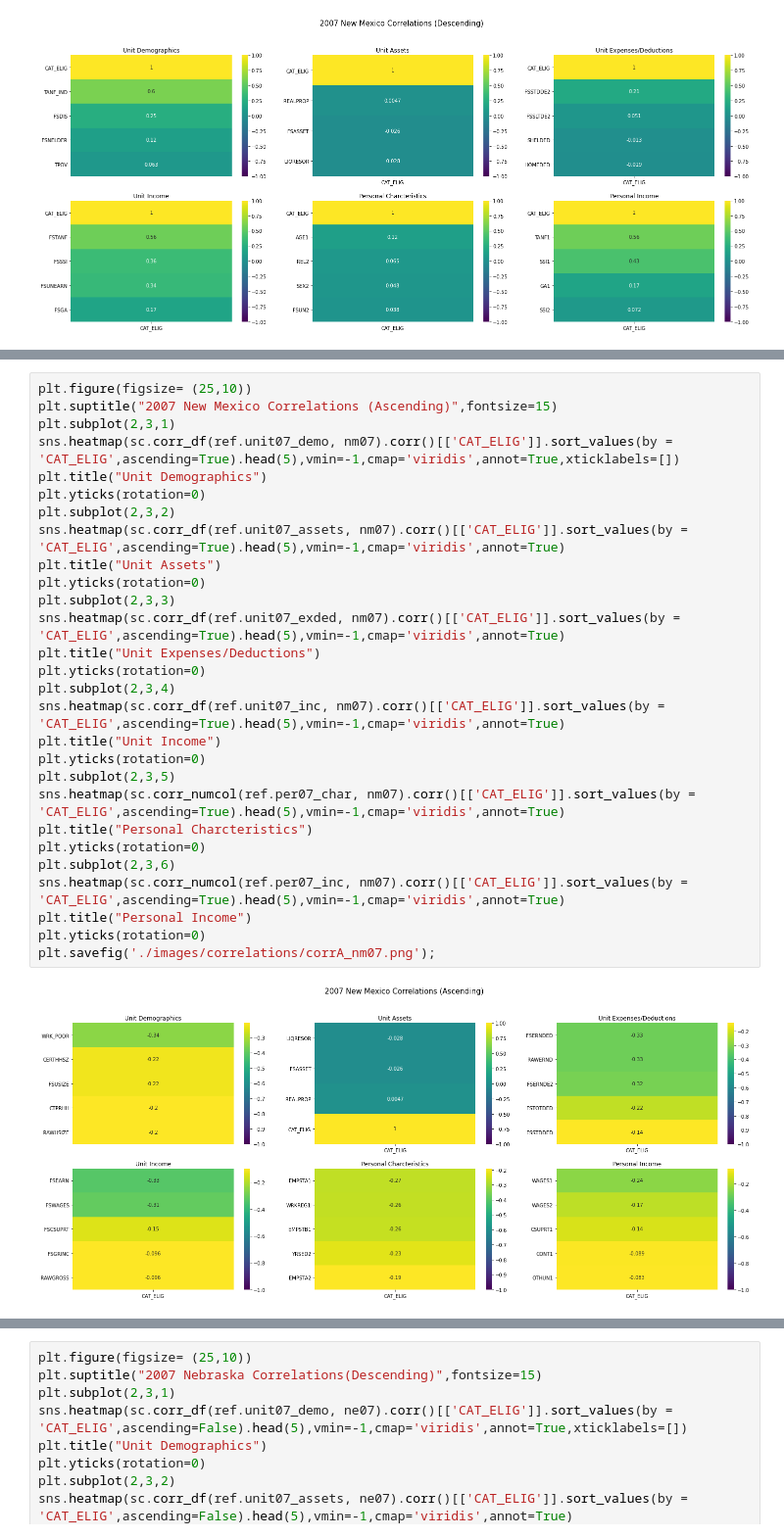
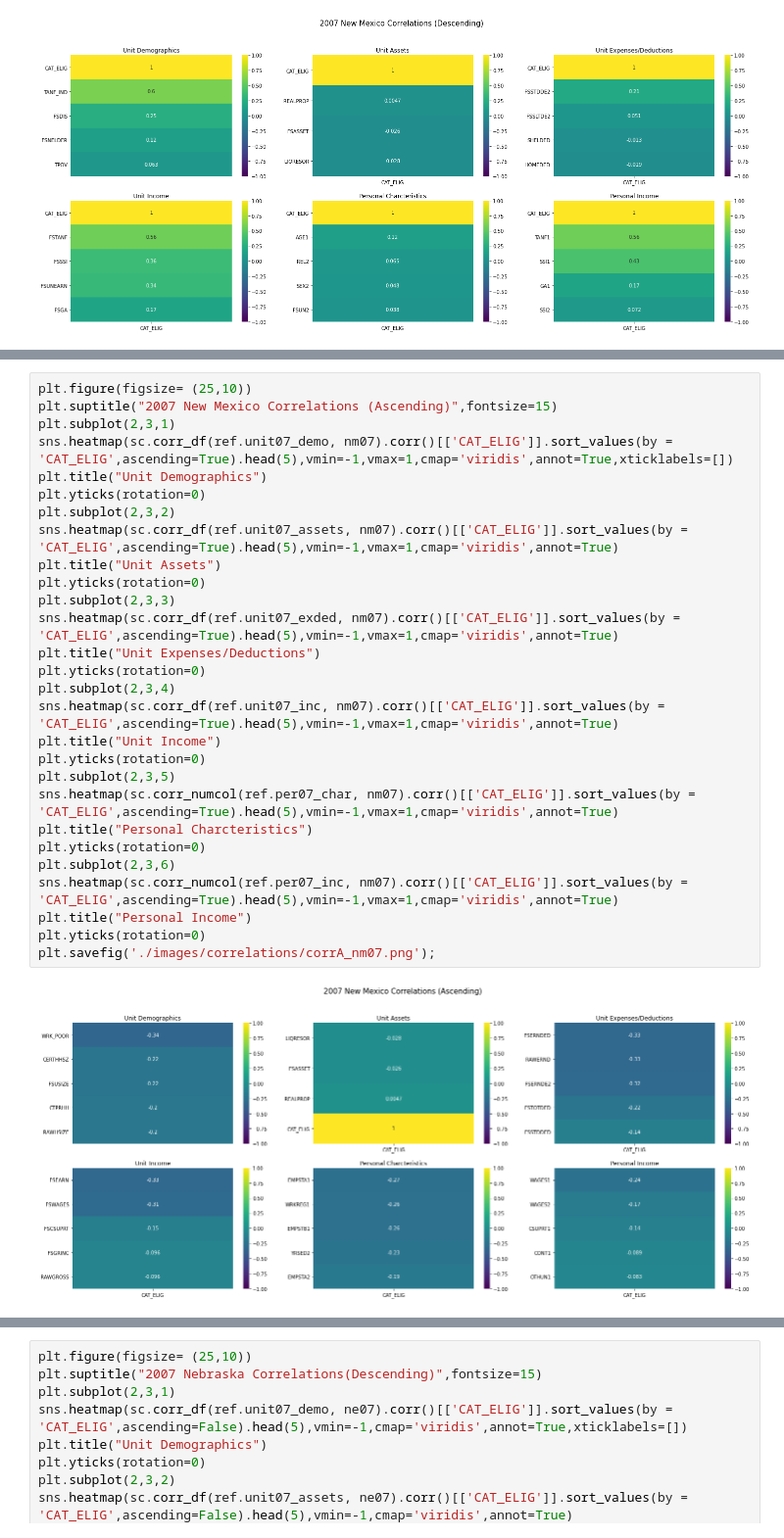
Before and after one commit to bhaktihpat/SNAP, a Jupyter notebook: 2_Correlations.ipynb, the cells around one changed output, grey strips where cells are left out. Shown: that part at 98% size. Cells and saved outputs as stored; diff of their text form.

```diff
--- a/2_Correlations.ipynb
+++ b/2_Correlations.ipynb
@@ -124,30 +124,30 @@ plt.savefig('./images/correlations/corrD_nm07.png');
 # %%
 plt.figure(figsize= (25,10))
 plt.suptitle("2007 New Mexico Correlations (Ascending)",fontsize=15)
 plt.subplot(2,3,1)
-sns.heatmap(sc.corr_df(ref.unit07_demo, nm07).corr()[['CAT_ELIG']].sort_values(by = 'CAT_ELIG',ascending=True).head(5),vmin=-1,cmap='viridis',annot=True,xticklabels=[])
+sns.heatmap(sc.corr_df(ref.unit07_demo, nm07).corr()[['CAT_ELIG']].sort_values(by = 'CAT_ELIG',ascending=True).head(5),vmin=-1,vmax=1,cmap='viridis',annot=True,xticklabels=[])
 plt.title("Unit Demographics")
 plt.yticks(rotation=0)
 plt.subplot(2,3,2)
-sns.heatmap(sc.corr_df(ref.unit07_assets, nm07).corr()[['CAT_ELIG']].sort_values(by = 'CAT_ELIG',ascending=True).head(5),vmin=-1,cmap='viridis',annot=True)
+sns.heatmap(sc.corr_df(ref.unit07_assets, nm07).corr()[['CAT_ELIG']].sort_values(by = 'CAT_ELIG',ascending=True).head(5),vmin=-1,vmax=1,cmap='viridis',annot=True)
 plt.title("Unit Assets")
 plt.yticks(rotation=0)
 plt.subplot(2,3,3)
-sns.heatmap(sc.corr_df(ref.unit07_exded, nm07).corr()[['CAT_ELIG']].sort_values(by = 'CAT_ELIG',ascending=True).head(5),vmin=-1,cmap='viridis',annot=True)
+sns.heatmap(sc.corr_df(ref.unit07_exded, nm07).corr()[['CAT_ELIG']].sort_values(by = 'CAT_ELIG',ascending=True).head(5),vmin=-1,vmax=1,cmap='viridis',annot=True)
 plt.title("Unit Expenses/Deductions")
 plt.yticks(rotation=0)
 plt.subplot(2,3,4)
-sns.heatmap(sc.corr_df(ref.unit07_inc, nm07).corr()[['CAT_ELIG']].sort_values(by = 'CAT_ELIG',ascending=True).head(5),vmin=-1,cmap='viridis',annot=True)
+sns.heatmap(sc.corr_df(ref.unit07_inc, nm07).corr()[['CAT_ELIG']].sort_values(by = 'CAT_ELIG',ascending=True).head(5),vmin=-1,vmax=1,cmap='viridis',annot=True)
 plt.title("Unit Income")
 plt.yticks(rotation=0)
 plt.subplot(2,3,5)
-sns.heatmap(sc.corr_numcol(ref.per07_char, nm07).corr()[['CAT_ELIG']].sort_values(by = 'CAT_ELIG',ascending=True).head(5),vmin=-1,cmap='viridis',annot=True)
+sns.heatmap(sc.corr_numcol(ref.per07_char, nm07).corr()[['CAT_ELIG']].sort_values(by = 'CAT_ELIG',ascending=True).head(5),vmin=-1,vmax=1,cmap='viridis',annot=True)
 plt.title("Personal Charcteristics")
 plt.yticks(rotation=0)
 plt.subplot(2,3,6)
-sns.heatmap(sc.corr_numcol(ref.per07_inc, nm07).corr()[['CAT_ELIG']].sort_values(by = 'CAT_ELIG',ascending=True).head(5),vmin=-1,cmap='viridis',annot=True)
+sns.heatmap(sc.corr_numcol(ref.per07_inc, nm07).corr()[['CAT_ELIG']].sort_values(by = 'CAT_ELIG',ascending=True).head(5),vmin=-1,vmax=1,cmap='viridis',annot=True)
 plt.title("Personal Income")
 plt.yticks(rotation=0)
 plt.savefig('./images/correlations/corrA_nm07.png');
 # %% [output]
-[figure, old version]
+[figure, new version]
```
Also changed, not shown: parts of 20 cells of this notebook, 10 other files.
